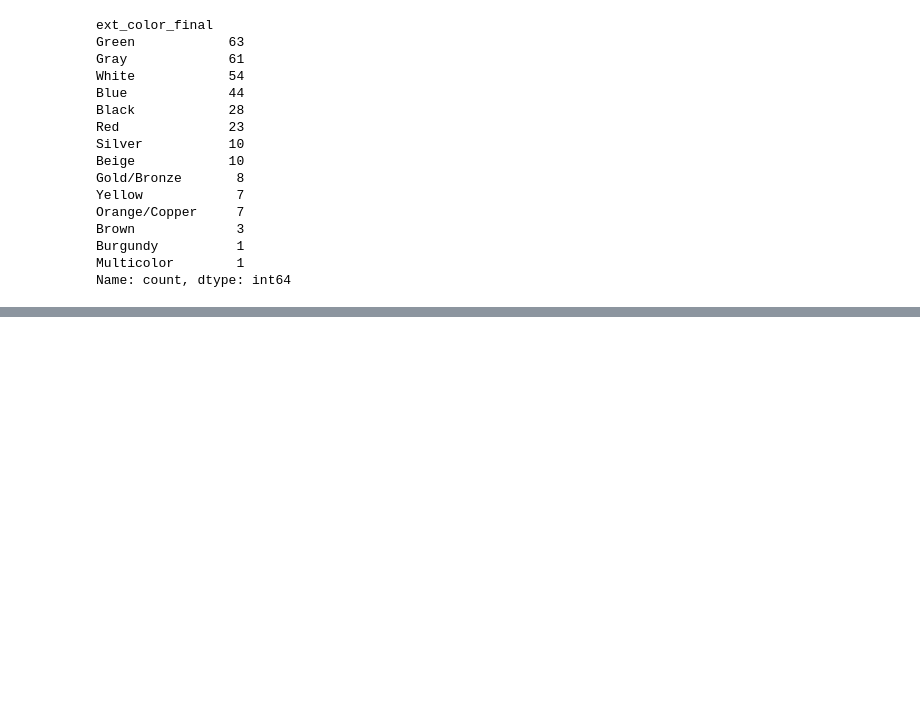
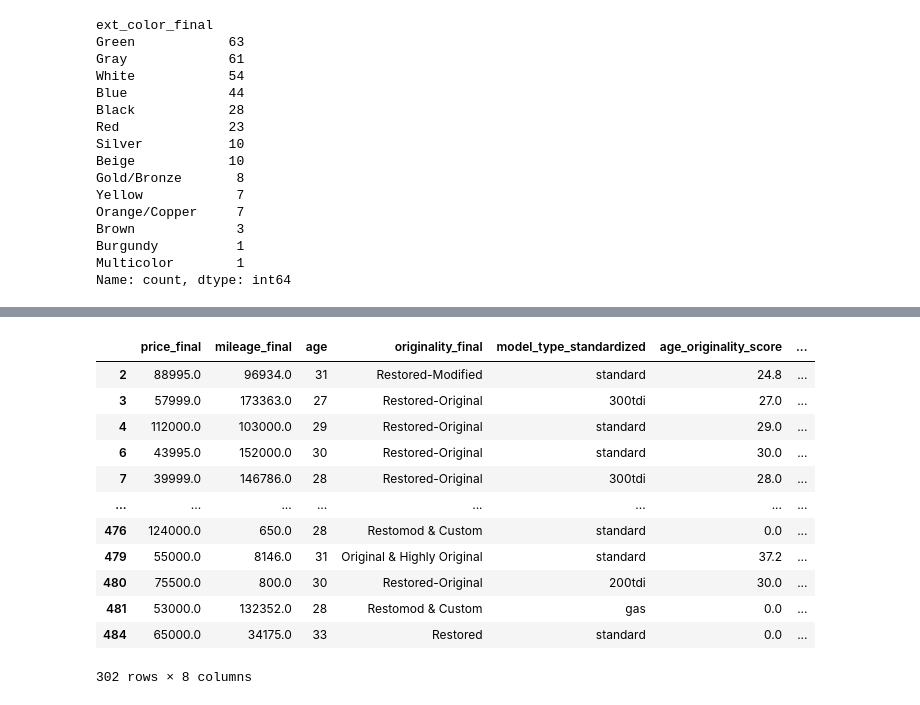
Before and after one commit to lheitman0/LRD_Predictor, a Jupyter notebook: cleanDATA.ipynb, the cells around one changed output, grey strips where cells are left out. Drawn from its saved outputs; the diff is of its cells as text; code cells hidden in the pictures; blank space fills up the shorter version.

```diff
--- a/cleanDATA.ipynb
+++ b/cleanDATA.ipynb
@@ -324,0 +355,22 @@ defender_data = defender_data[defender_data['color_standardized'] != 'del']
+# %%
+def standardize_model_variant(model_variant):
+    model_variant = model_variant.strip().lower()
+    if '90' in model_variant:
+        if 'pickup' in model_variant:
+            return '90 pickup'
+        elif 'soft top' in model_variant:
+            return '90 soft top'
+        else:
+            return '90 standard'
+    elif '110' in model_variant:
+        if 'pickup' in model_variant:
+            return '110 pickup'
+        elif 'soft top' in model_variant:
+            return '110 soft top'
+        else:
+            return '110 standard'
+    else:
+        return 'del'
+# %%
+defender_data['variant_standardized'] = defender_data['model_variant_final'].apply(standardize_model_variant)
+defender_data = defender_data[defender_data['variant_standardized'] != 'del']
@@ -324,0 +383,19 @@ defender_data = defender_data[defender_data['color_standardized'] != 'del']
+# %%
+# drop model_type, model_variant_final, ext_color_final
+defender_data = defender_data.drop(['model_type', 'model_variant_final', 'ext_color_final'], axis=1)
+# %%
+defender_data
+# %% [output]
+|  | price_final | mileage_final | age | originality_final | model_type_standardized | age_originality_score | ... |
+| 2 | 88995.0 | 96934.0 | 31 | Restored-Modified | standard | 24.8 | ... |
+| 3 | 57999.0 | 173363.0 | 27 | Restored-Original | 300tdi | 27.0 | ... |
+| 4 | 112000.0 | 103000.0 | 29 | Restored-Original | standard | 29.0 | ... |
+| 6 | 43995.0 | 152000.0 | 30 | Restored-Original | standard | 30.0 | ... |
+| 7 | 39999.0 | 146786.0 | 28 | Restored-Original | 300tdi | 28.0 | ... |
+| ... | ... | ... | ... | ... | ... | ... | ... |
+| 476 | 124000.0 | 650.0 | 28 | Restomod & Custom | standard | 0.0 | ... |
+| 479 | 55000.0 | 8146.0 | 31 | Original & Highly Original | standard | 37.2 | ... |
+| 480 | 75500.0 | 800.0 | 30 | Restored-Original | 200tdi | 30.0 | ... |
+| 481 | 53000.0 | 132352.0 | 28 | Restomod & Custom | gas | 0.0 | ... |
+| 484 | 65000.0 | 34175.0 | 33 | Restored | standard | 0.0 | ... |
+302 rows × 8 columns
```
Also changed, not shown: parts of 5 cells of this notebook, 3 other files.
